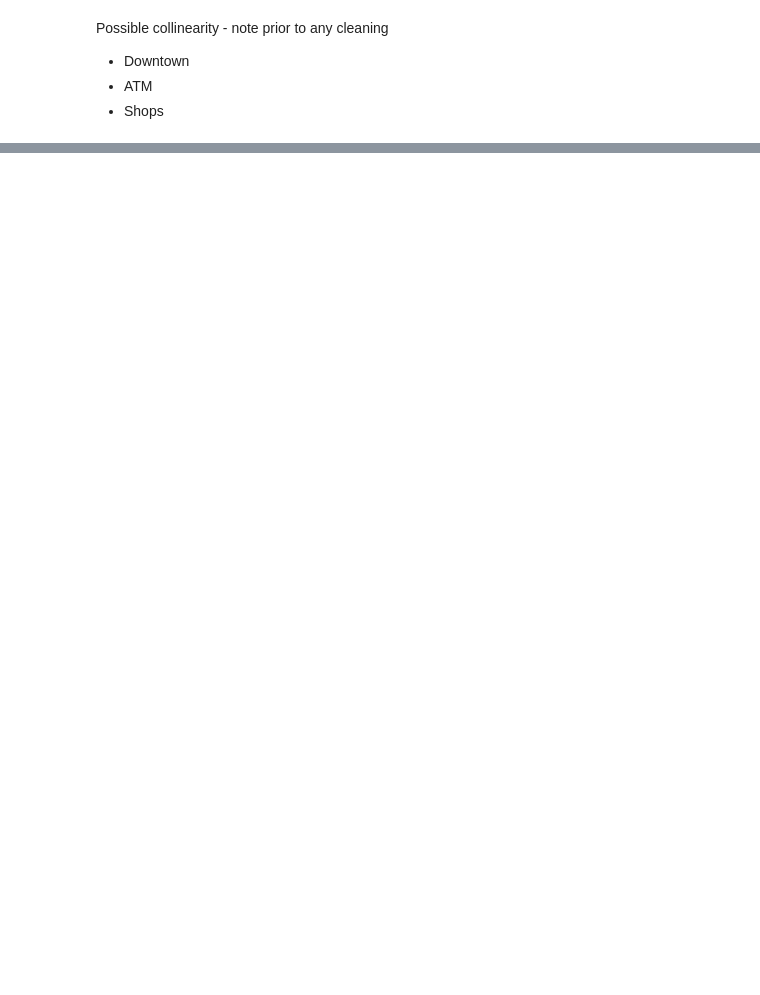
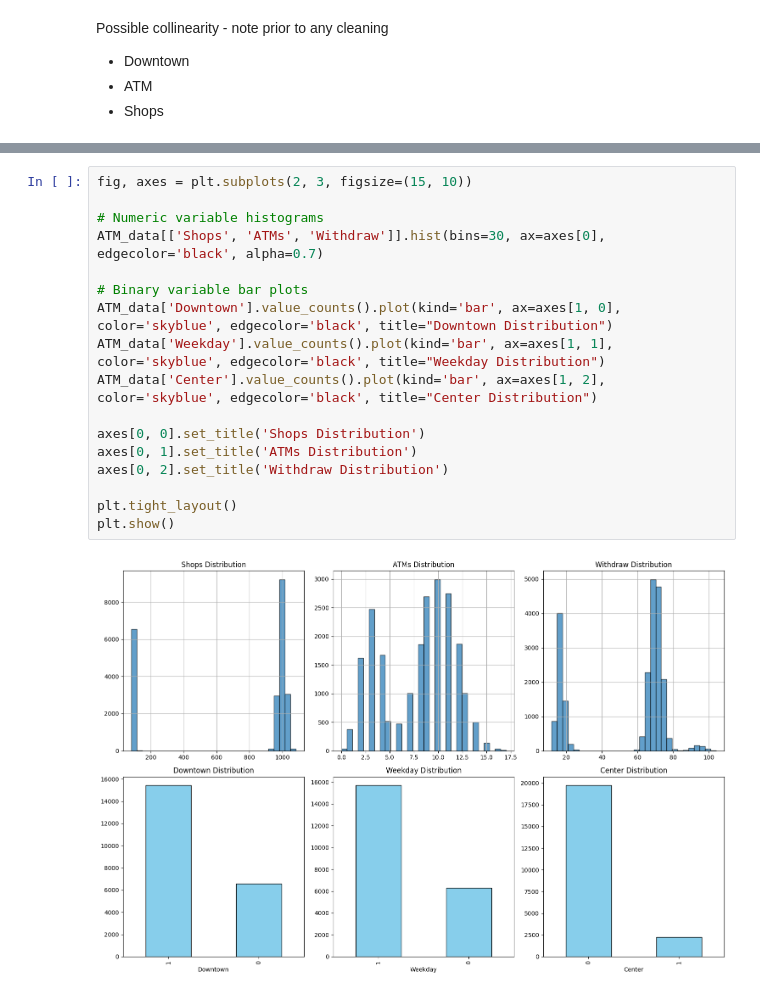
Before and after one commit to ekg-21/econ3203_Y, a Jupyter notebook: group_ass.ipynb, the cells around one changed output, grey strips where cells are left out. Cells and saved outputs as stored; diff of their text form; blank space fills up the shorter version.

Commit message:
feat(group_ass.ipynb): distributions of variables

```diff
--- a/group_ass.ipynb
+++ b/group_ass.ipynb
@@ -98,0 +104,19 @@ Possible collinearity - note prior to any cleaning
+# %%
+fig, axes = plt.subplots(2, 3, figsize=(15, 10))
+
+# Numeric variable histograms
+ATM_data[['Shops', 'ATMs', 'Withdraw']].hist(bins=30, ax=axes[0], edgecolor='black', alpha=0.7)
+
+# Binary variable bar plots
+ATM_data['Downtown'].value_counts().plot(kind='bar', ax=axes[1, 0], color='skyblue', edgecolor='black', title="Downtown Distribution")
+ATM_data['Weekday'].value_counts().plot(kind='bar', ax=axes[1, 1], color='skyblue', edgecolor='black', title="Weekday Distribution")
+ATM_data['Center'].value_counts().plot(kind='bar', ax=axes[1, 2], color='skyblue', edgecolor='black', title="Center Distribution")
+
+axes[0, 0].set_title('Shops Distribution')
+axes[0, 1].set_title('ATMs Distribution')
+axes[0, 2].set_title('Withdraw Distribution')
+
+plt.tight_layout()
+plt.show()
+# %% [output]
+[figure, added]
```
Also changed, not shown: parts of 2 cells of this notebook.
